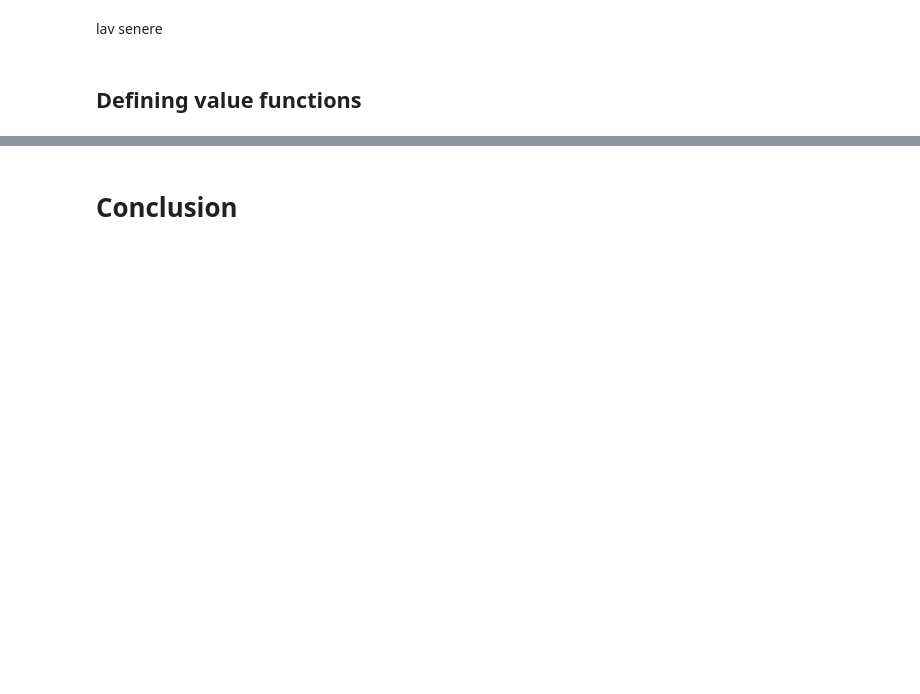
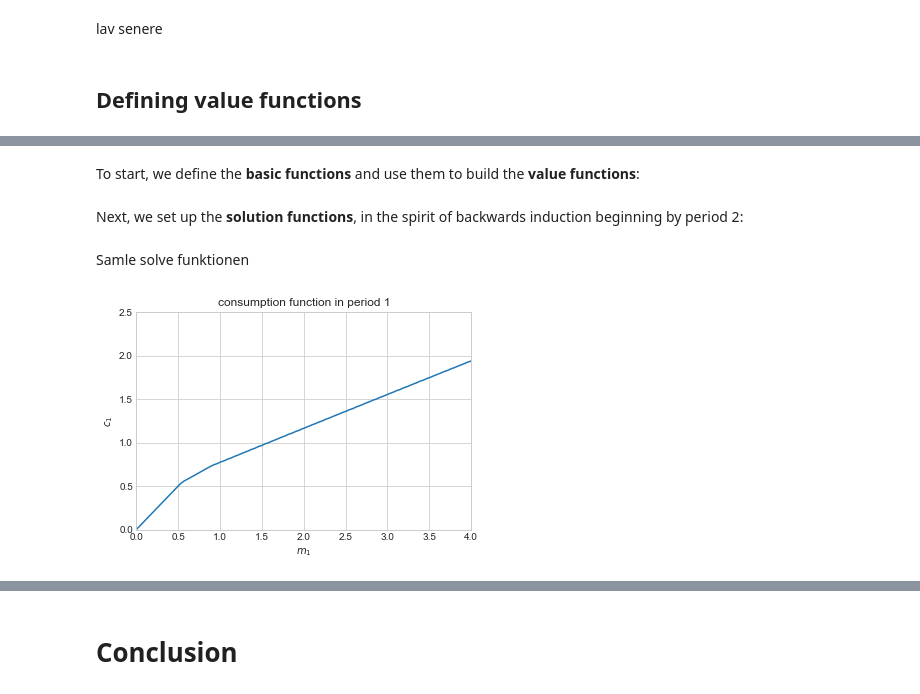
Before and after one commit to NumEconCopenhagen/projects-2020-kongeraekken-1, a Jupyter notebook: modelproject/modelproject.ipynb, the cells around one changed output, grey strips where cells are left out. Saved outputs shown, nothing was run; the diff lists cells and outputs as text; code cells hidden in the pictures; blank space fills up the shorter version.

```diff
--- a/modelproject/modelproject.ipynb
+++ b/modelproject/modelproject.ipynb
@@ -265,4 +194,0 @@ and **solve** it
-# %%
-m2_vec,d2_vec,v2_grid,c2_grid = solve_period_2(alpha,rho,nu,kappa,Delta,tau)
-
-type(c2_vec)
@@ -281,14 +194,0 @@ for tau in taus:
-# %%
-Delta = 0.5
-#solving for period 2
-m2_vec,d2_vec,v2_grid,c2_grid = solve_period_2(alpha,rho,nu,kappa,Delta,tau)
-#solving for period 1
-m1_vec,v1_vec,c1_vec,d1_vec = solve_period_1(alpha,rho,beta,r,Delta,v1,v2_interp,tau)
-
-m1_vec,c1_vec,m2_vec,c2_vec = solve(rho,beta,r,Delta,nu,kappa)
-
-c1_interp = interpolate.RegularGridInterpolator([m1_vec], c1_vec,
-                                                bounds_error=False,fill_value=None)
-
-c2_interp = interpolate.RegularGridInterpolator([m2_vec], c2_vec,
-                                                bounds_error=False,fill_value=None)
@@ -333,0 +195,2 @@ ADD FURTHER ANALYSIS, VISUALIZATIONS AND EXTENSIONS.
+# %% [markdown]
+To start, we define the **basic functions** and use them to build the **value functions**:
@@ -333,0 +222,2 @@ ADD FURTHER ANALYSIS, VISUALIZATIONS AND EXTENSIONS.
+# %% [markdown]
+Next, we set up the **solution functions**, in the spirit of backwards induction beginning by period 2:
@@ -333,0 +274,31 @@ ADD FURTHER ANALYSIS, VISUALIZATIONS AND EXTENSIONS.
+# %% [markdown]
+Samle solve funktionen
+# %%
+# b. solve
+def solve(rho,beta,r,Delta,nu,kappa,v1):
+
+    # a. solve period 2
+    m2_vec,v2_vec,c2_vec = solve_period_2(rho,nu,kappa,Delta)
+
+    # b. construct interpolator
+    v2_interp = interpolate.RegularGridInterpolator((m2_vec,), v2_vec,
+                                                    bounds_error=False,fill_value=None)
+
+    # b. solve period 1
+    m1_vec,v1_vec,c1_vec = solve_period_1(rho,beta,r,Delta,v2_interp,v1)
+
+    return m1_vec,c1_vec,m2_vec,c2_vec
+
+m1_vec,c1_vec,m2_vec,c2_vec = solve(rho,beta,r,Delta,nu,kappa,v1)
+
+# c. plot
+fig = plt.figure()
+ax = fig.add_subplot(1,1,1)
+ax.plot(m1_vec,c1_vec)
+ax.set_xlabel('$m_1$')
+ax.set_ylabel('$c_1$')
+ax.set_title('consumption function in period 1')
+ax.set_xlim([0,4])
+ax.set_ylim([0,2.5]);
+# %% [output]
+[figure, added]
```
Also changed, not shown: parts of 56 cells of this notebook, 1 other file.
